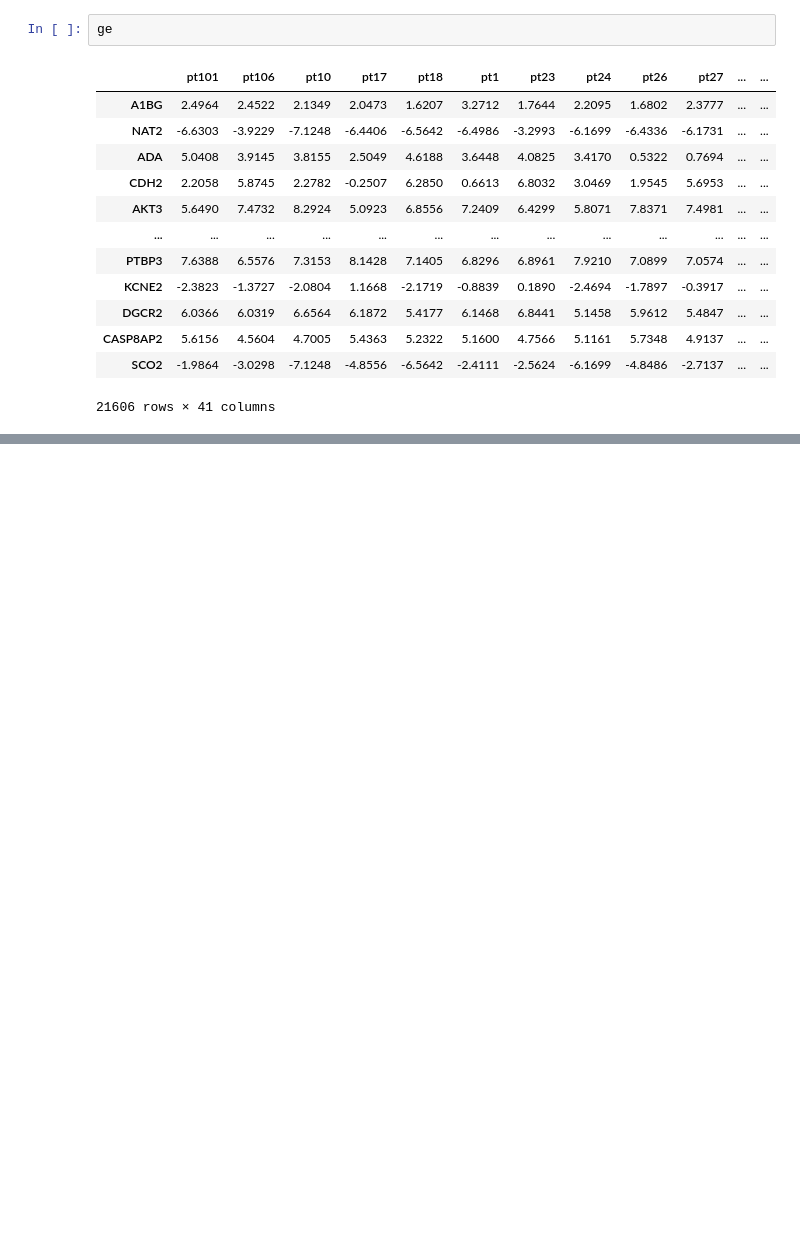
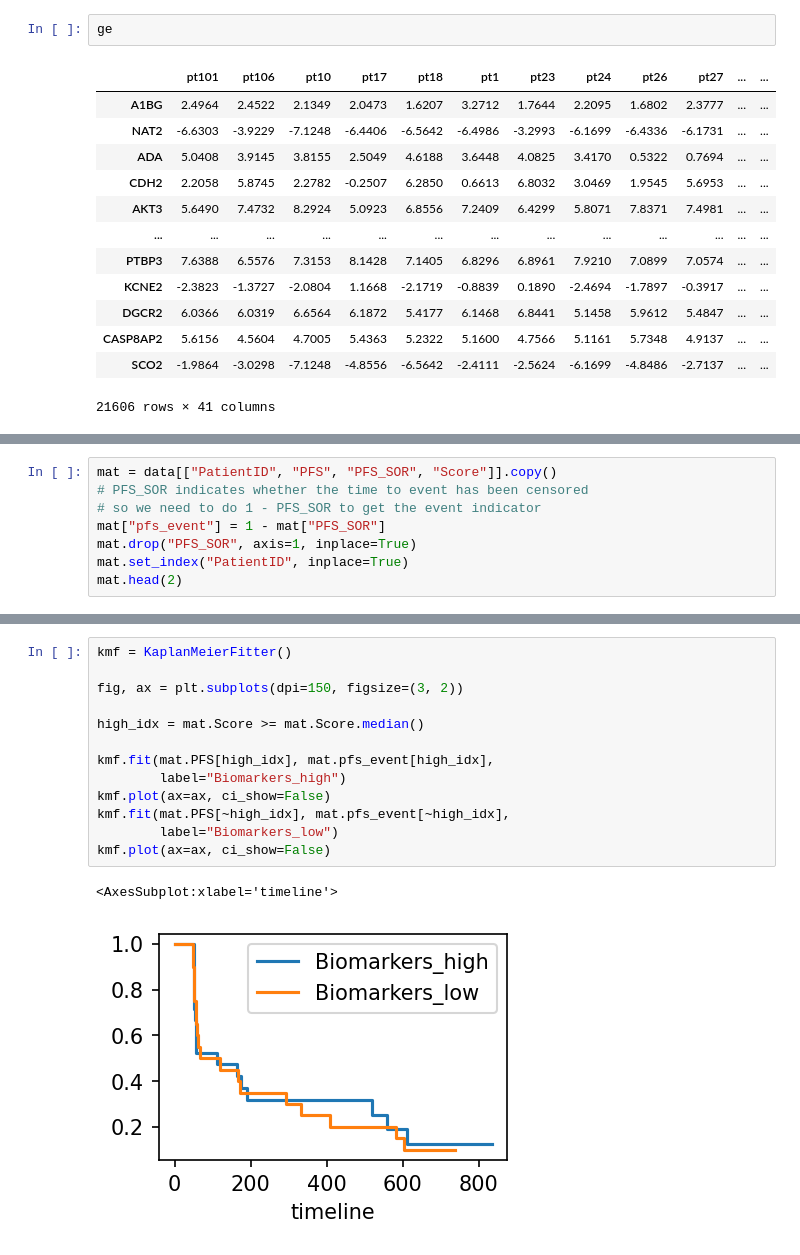
Before and after one commit to meg-bit/immune-cells-TIME-single-cell-anti-PD-1, a Jupyter notebook: 04prediction.ipynb, the cells around one changed output, grey strips where cells are left out. Drawn from its saved outputs; the diff is of its cells as text; blank space fills up the shorter version.

```diff
--- a/04prediction.ipynb
+++ b/04prediction.ipynb
@@ -43,0 +159,8 @@ ge
+# %%
+mat = data[["PatientID", "PFS", "PFS_SOR", "Score"]].copy()
+# PFS_SOR indicates whether the time to event has been censored
+# so we need to do 1 - PFS_SOR to get the event indicator
+mat["pfs_event"] = 1 - mat["PFS_SOR"]
+mat.drop("PFS_SOR", axis=1, inplace=True)
+mat.set_index("PatientID", inplace=True)
+mat.head(2)
@@ -43,0 +181,16 @@ ge
+# %%
+kmf = KaplanMeierFitter()
+
+fig, ax = plt.subplots(dpi=150, figsize=(3, 2))
+
+high_idx = mat.Score >= mat.Score.median()
+
+kmf.fit(mat.PFS[high_idx], mat.pfs_event[high_idx],
+        label="Biomarkers_high")
+kmf.plot(ax=ax, ci_show=False)
+kmf.fit(mat.PFS[~high_idx], mat.pfs_event[~high_idx],
+        label="Biomarkers_low")
+kmf.plot(ax=ax, ci_show=False)
+# %% [output]
+<AxesSubplot:xlabel='timeline'>
+[figure, added]
```
Also changed, not shown: parts of 14 cells of this notebook.
